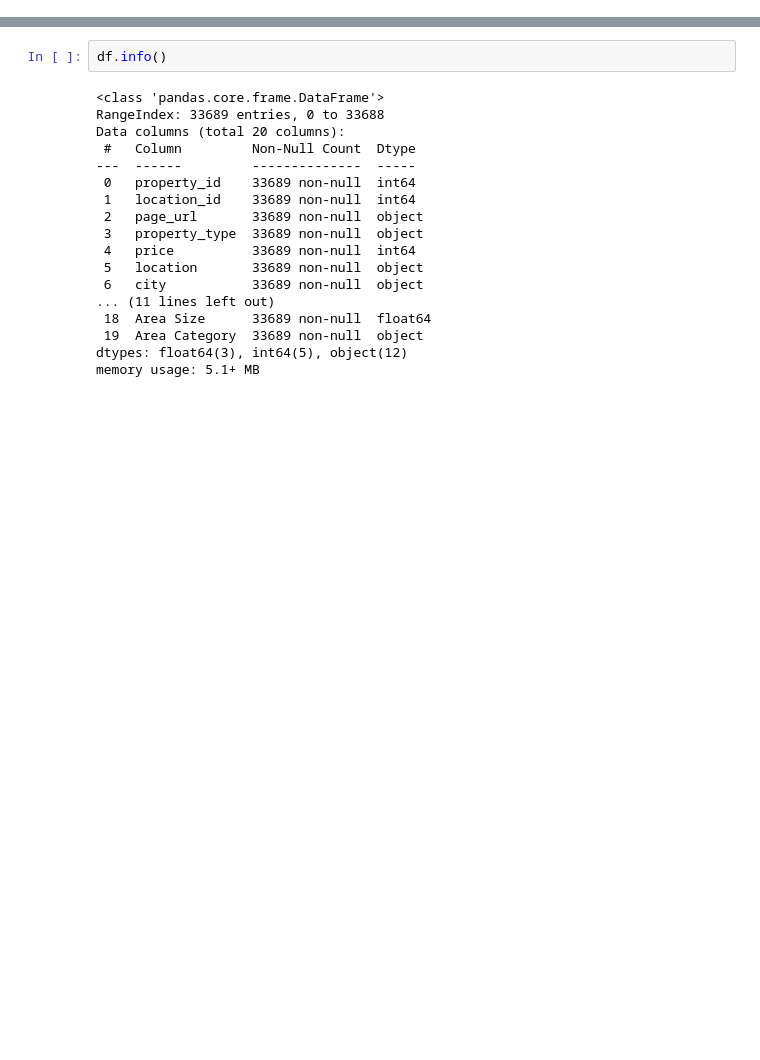
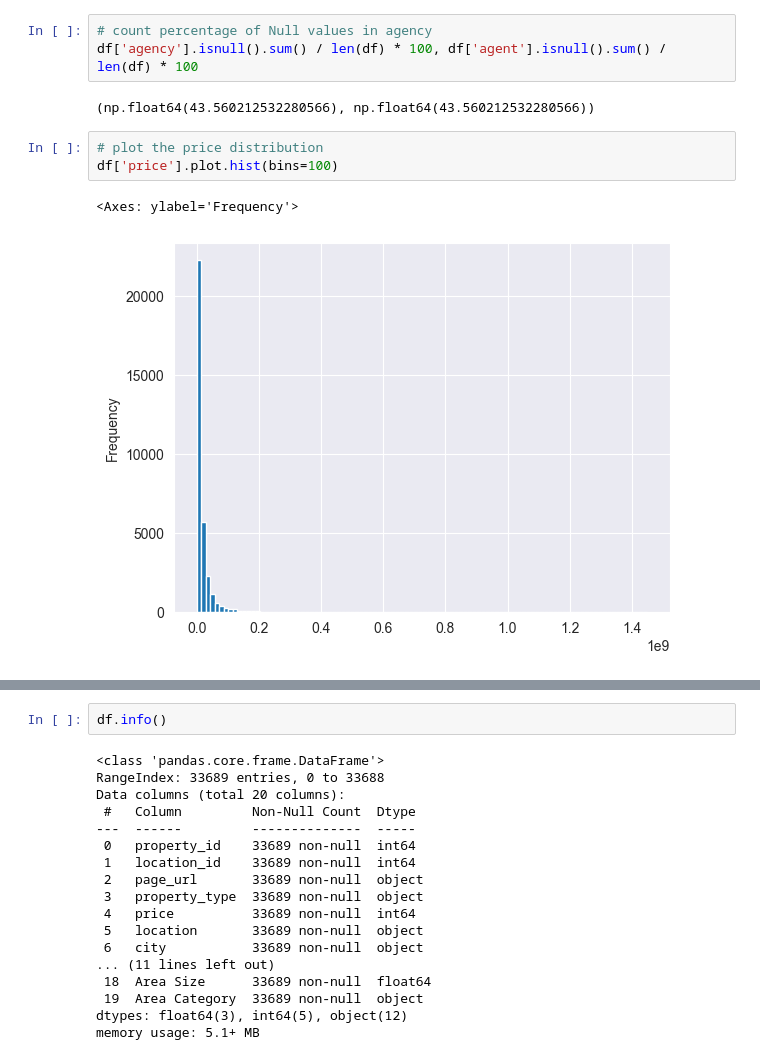
Before and after one commit to Hexy00123/Sum2024MLOps, a Jupyter notebook: notebooks/data_expectations.ipynb, the cells around one changed output, grey strips where cells are left out. Cells and saved outputs as stored; diff of their text form; blank space fills up the shorter version.

```diff
--- a/notebooks/data_expectations.ipynb
+++ b/notebooks/data_expectations.ipynb
@@ -17,0 +69,11 @@ df.head()
+# %%
+# count percentage of Null values in agency
+df['agency'].isnull().sum() / len(df) * 100, df['agent'].isnull().sum() / len(df) * 100
+# %% [output]
+(np.float64(43.560212532280566), np.float64(43.560212532280566))
+# %%
+# plot the price distribution
+df['price'].plot.hist(bins=100)
+# %% [output]
+<Axes: ylabel='Frequency'>
+[figure, added]
```
Also changed, not shown: parts of 40 cells of this notebook, 4 other files.
